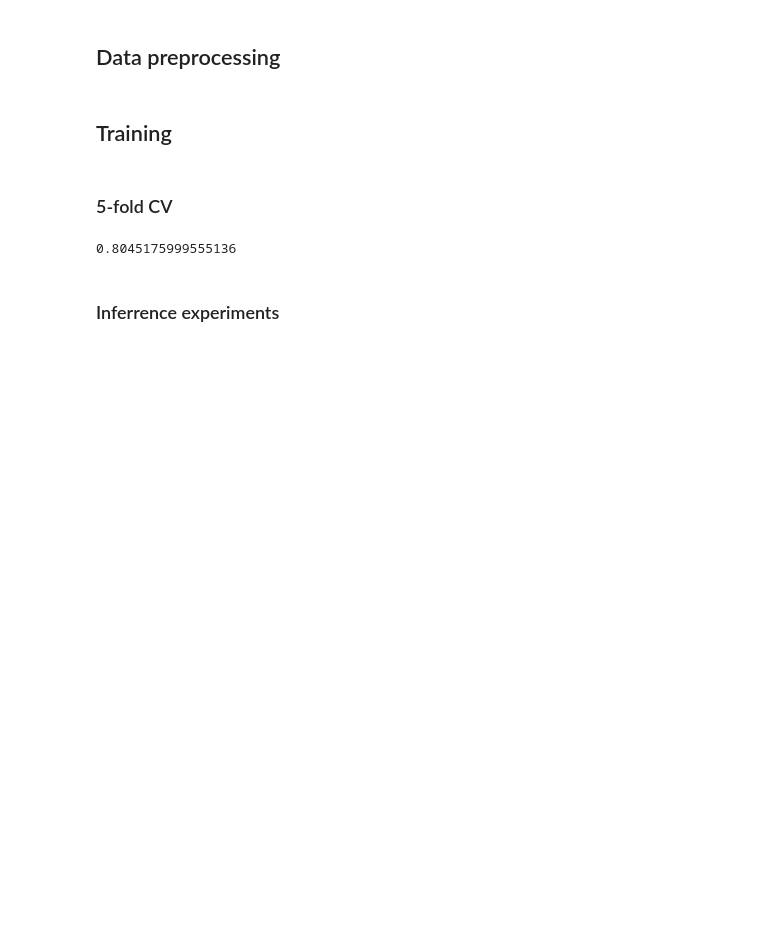
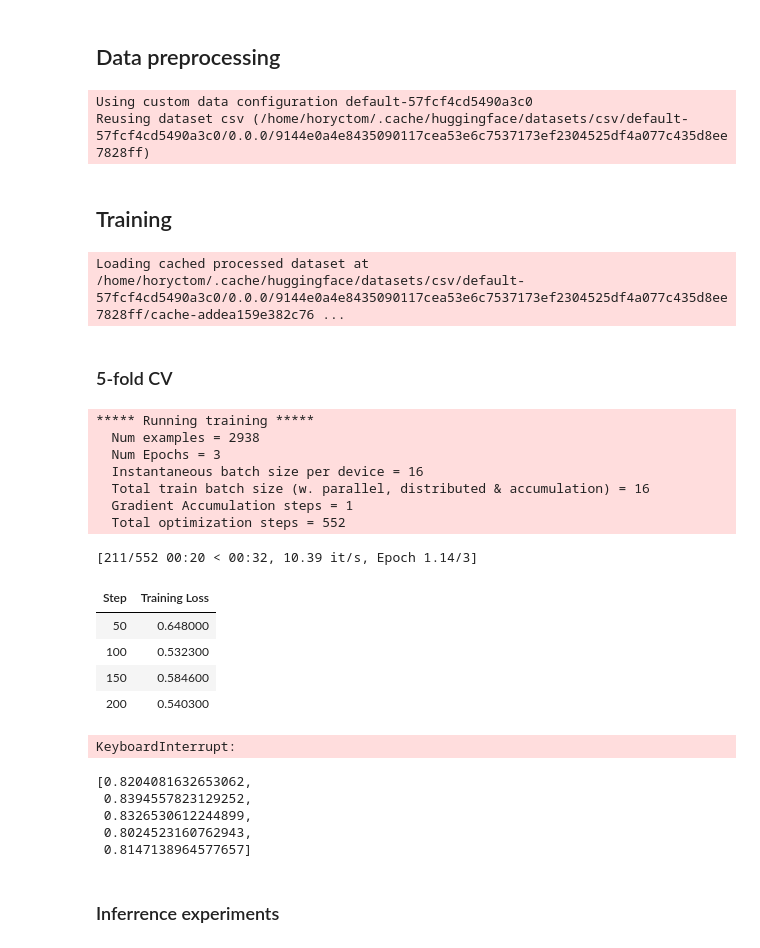
Before and after one commit to horychtom/czech-media-bias-detection, a Jupyter notebook: notebooks/media/babe_EN.ipynb, the cells around one changed output. Saved outputs shown, nothing was run; the diff lists cells and outputs as text; code cells hidden in the pictures; blank space fills up the shorter version.

```diff
--- a/notebooks/media/babe_EN.ipynb
+++ b/notebooks/media/babe_EN.ipynb
@@ -2,8 +2,8 @@
 # Making imports convenient
 import sys
 import os
-MODULE_FULL_PATH=os.getcwd().split('/notebooks')[0]
-sys.path.insert(1, MODULE_FULL_PATH)
+PATH=os.getcwd().split('/notebooks')[0]
+sys.path.insert(1,PATH)
 
 import torch
 import torch.nn.functional as F
@@ -27,23 +27,20 @@ from tqdm.auto import tqdm, trange
 import csv
 import gc
 
-from src.utils.myutils import clean_memory,compute_metrics
+from src.utils.myutils import clean_memory,compute_metrics,preprocess_data
 
 model_checkpoint = 'roberta-base'
 
 device = torch.device("cuda") if torch.cuda.is_available() else torch.device("cpu")
-transformers.logging.set_verbosity(transformers.logging.ERROR)
-
+transformers.utils.logging.set_verbosity_error()
 BATCH_SIZE = 16
 # %% [markdown]
 ## Data preprocessing
 # %%
-data = pd.read_csv('../data/BABE/final_labels_SG2.csv',sep=';')
-data = data[['text','label_bias']]
-data = data[data['label_bias']!='No agreement']
-mapping = {'Non-biased':0, 'Biased':1}
-data.replace({'label_bias':mapping},inplace=True)
-data.rename(columns={'text':'sentence','label_bias':'label'},inplace=True)
+data = load_dataset('csv',data_files=PATH+"/data/EN/processed/babe_sg2.csv")['train']
+# %% [output]
+Using custom data configuration default-57fcf4cd5490a3c0
+Reusing dataset csv (/home/horyctom/.cache/huggingface/datasets/csv/default-57fcf4cd5490a3c0/0.0.0/9144e0a4e8435090117cea53e6c7537173ef2304525df4a077c435d8ee7828ff)
 # %% [markdown]
 ## Training
 # %%
@@ -55,12 +52,13 @@ model.to(device);
 # %%
 training_args = TrainingArguments(
     output_dir='../',
-    num_train_epochs=10,
+    num_train_epochs=3,
     per_device_train_batch_size=BATCH_SIZE,
-    warmup_steps=0,
+    warmup_steps=50,
     logging_steps=50,
     disable_tqdm = False,
     save_total_limit=2,
-    weight_decay=5e-5)
+    learning_rate=5e-5,
+    weight_decay=0.05)
 # %%
 data_collator = DataCollatorWithPadding(tokenizer=tokenizer)
@@ -74,25 +65,48 @@ tokenized_data.set_format("torch")
+# %%
+tokenized_data = preprocess_data(data,tokenizer,'text')
+# %% [output]
+Loading cached processed dataset at /home/horyctom/.cache/huggingface/datasets/csv/default-57fcf4cd5490a3c0/0.0.0/9144e0a4e8435090117cea53e6c7537173ef2304525df4a077c435d8ee7828ff/cache-addea159e382c76 ...
 # %% [markdown]
 ### 5-fold CV
 # %%
 f1_scores = []
 # %%
-for train_index, val_index in skfold.split(data[['sentence']],data[['label']]):
+for train_index, val_index in skfold.split(data['text'],data['label']):
 
     token_train = Dataset.from_dict(tokenized_data[train_index])
     token_valid = Dataset.from_dict(tokenized_data[val_index])
 
     model = RobertaForSequenceClassification.from_pretrained(model_checkpoint);
     trainer = Trainer(model,training_args,train_dataset=token_train,data_collator=data_collator,
                       tokenizer=tokenizer)
     trainer.train()
 
     #evaluation
     eval_dataloader = DataLoader(token_valid, batch_size=BATCH_SIZE, collate_fn=data_collator)
-    f1_scores.append(compute_metrics(eval_dataloader)['f1'])
+    f1_scores.append(compute_metrics(model,device,eval_dataloader)['f1'])
+# %% [output]
+***** Running training *****
+  Num examples = 2938
+  Num Epochs = 3
+  Instantaneous batch size per device = 16
+  Total train batch size (w. parallel, distributed & accumulation) = 16
+  Gradient Accumulation steps = 1
+  Total optimization steps = 552
+[211/552 00:20 < 00:32, 10.39 it/s, Epoch 1.14/3]
+| Step | Training Loss |
+| 50 | 0.648000 |
+| 100 | 0.532300 |
+| 150 | 0.584600 |
+| 200 | 0.540300 |
+KeyboardInterrupt:
 # %%
-np.mean(f1_scores)
+f1_scores
 # %% [output]
-0.8045175999555136
+[0.8204081632653062,
+ 0.8394557823129252,
+ 0.8326530612244899,
+ 0.8024523160762943,
+ 0.8147138964577657]
 # %% [markdown]
 ### Inferrence experiments
 # %%
```
Also changed, not shown: parts of 4 cells of this notebook, 3 other files.
